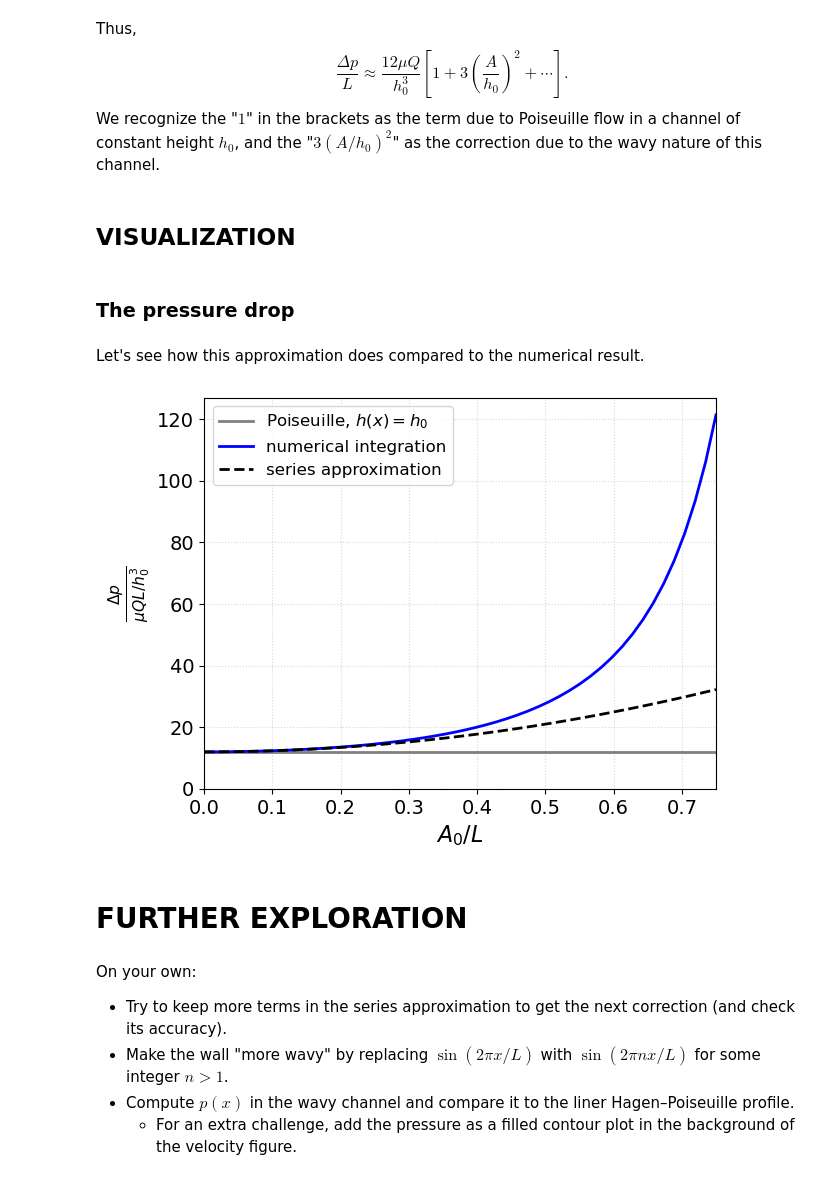
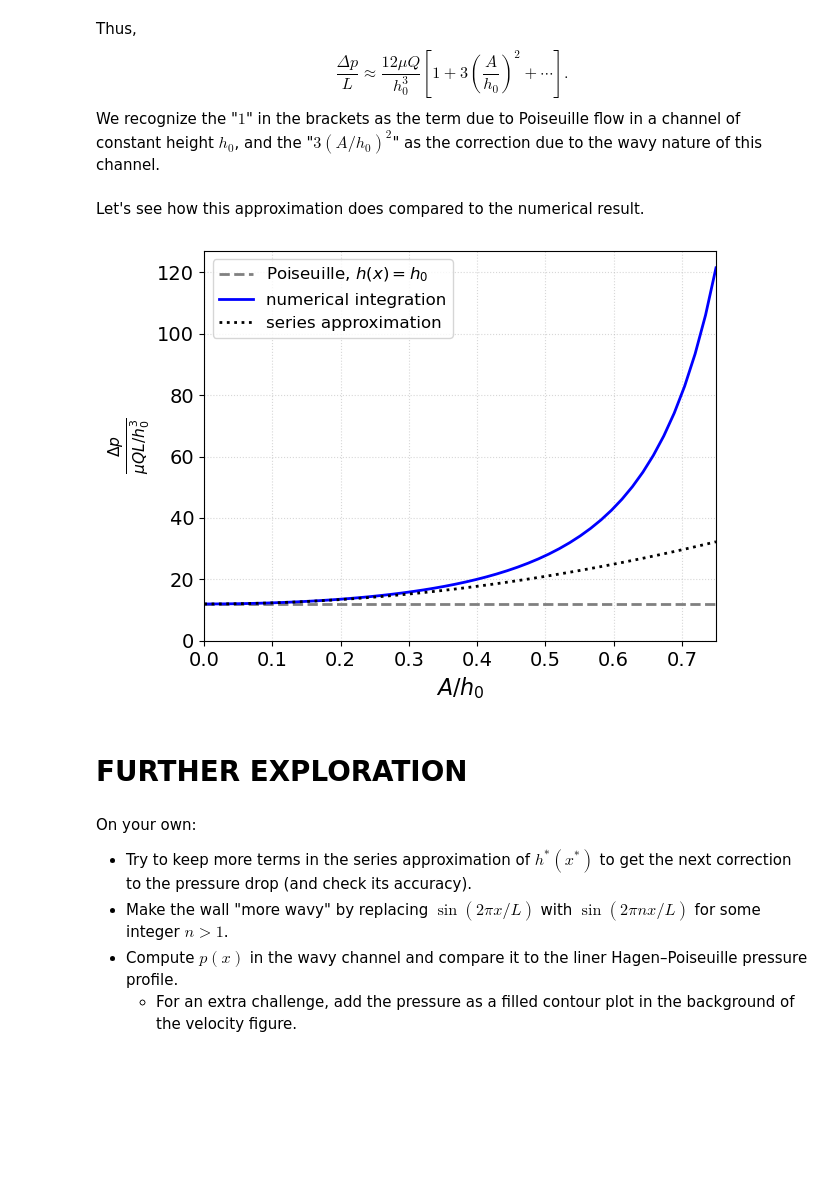
Before and after one commit to ichristov/intermediate-fluid-mechanics, a Jupyter notebook: wavy_channel.ipynb, the cells around one changed output. Cells and saved outputs as stored; diff of their text form; code cells hidden in the pictures; blank space fills up the shorter version.

Commit message:
correct a few typos

```diff
--- a/wavy_channel.ipynb
+++ b/wavy_channel.ipynb
@@ -374,53 +374,49 @@ $$
     \frac{\Delta p}{L} \approx  \frac{12 \mu Q }{h_0^3} \left[ 1 + 3 \left(\frac{A}{h_0}\right)^2 + \cdots \right].
 $$
 We recognize the "$1$" in the brackets as the term due to Poiseuille flow in a channel of constant height $h_0$, and the "$3(A/h_0)^2$" as the correction due to the wavy nature of this channel.
-# %% [markdown]
-## VISUALIZATION
-# %% [markdown]
-### The pressure drop
 # %% [markdown]
 Let's see how this approximation does compared to the numerical result.
 # %%
 # A/h_0 from 0 to whatever you want
 Aoh0 = np.linspace(0, 0.75)
 
 # placeholders for pressure drop values
 dp = Aoh0*0
 dp_approx = Aoh0*0
 
 # Evaluate pressure drop for each A/h0
 for i, tmp in enumerate(Aoh0):
     dp[i] = quad(lambda x: 12/hs_func(x, tmp)**3, 0, 1)[0]
     dp_approx[i] = 12*dp_correction.subs(Aoverh0, tmp)
 
 fig, ax = plt.subplots(tight_layout=True)
 
-ax.plot(Aoh0, 12*np.ones_like(Aoh0),
+ax.plot(Aoh0, 12*np.ones_like(Aoh0), linestyle='dashed',
         linewidth=2, color='gray', label=r'Poiseuille, $h(x) = h_0$')
 ax.plot(Aoh0, dp,
         linewidth=2, color='blue', label='numerical integration')
 ax.plot(Aoh0, dp_approx,
-        linewidth=2, linestyle='dashed', color='black', label='series approximation')
+        linewidth=2, linestyle='dotted', color='black', label='series approximation')
 
 ax.set_ylabel(r'$\frac{\Delta p}{\mu Q L/h_0^3}$')
 ax.set_ylim(bottom=0)
-ax.set_xlabel('$A_0/L$')
+ax.set_xlabel('$A/h_0$')
 ax.set_xlim(0, Aoh0.max())
 
 ax.legend()
 
 # show a grid to make it easier to see where the y=0 interface is
 ax.grid(alpha=0.5, linestyle='dotted')
 
 plt.show()
 # %% [output]
-[figure, old version]
+[figure, new version]
 # %% [markdown]
 # FURTHER EXPLORATION
 # %% [markdown]
 On your own:
 
-*   Try to keep more terms in the series approximation to get the next correction (and check its accuracy).
+*   Try to keep more terms in the series approximation of $h^*(x^*)$ to get the next correction to the pressure drop (and check its accuracy).
 *   Make the wall "more wavy" by replacing $\sin(2\pi x/L)$ with $\sin(2\pi n x/L)$ for some integer $n>1$.
-*   Compute $p(x)$ in the wavy channel and compare it to the liner Hagen&ndash;Poiseuille profile.
+*   Compute $p(x)$ in the wavy channel and compare it to the liner Hagen&ndash;Poiseuille pressure profile.
     -   For an extra challenge, add the pressure as a filled contour plot in the background of the velocity figure.
```
Also changed, not shown: parts of 14 cells of this notebook.
